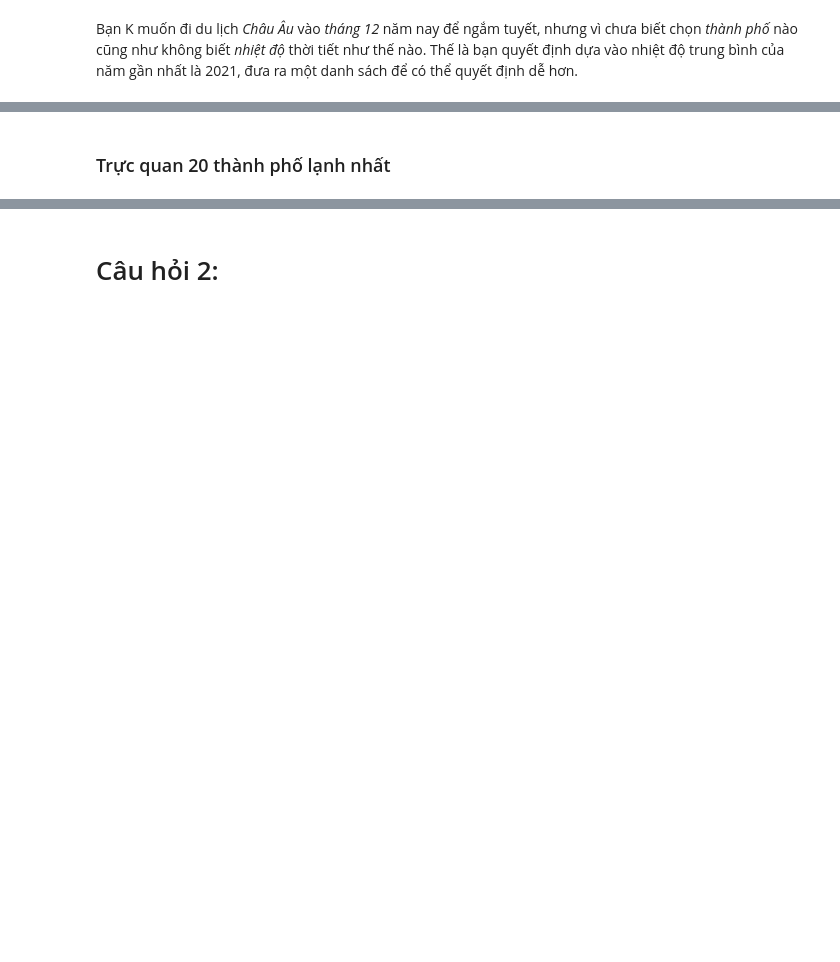
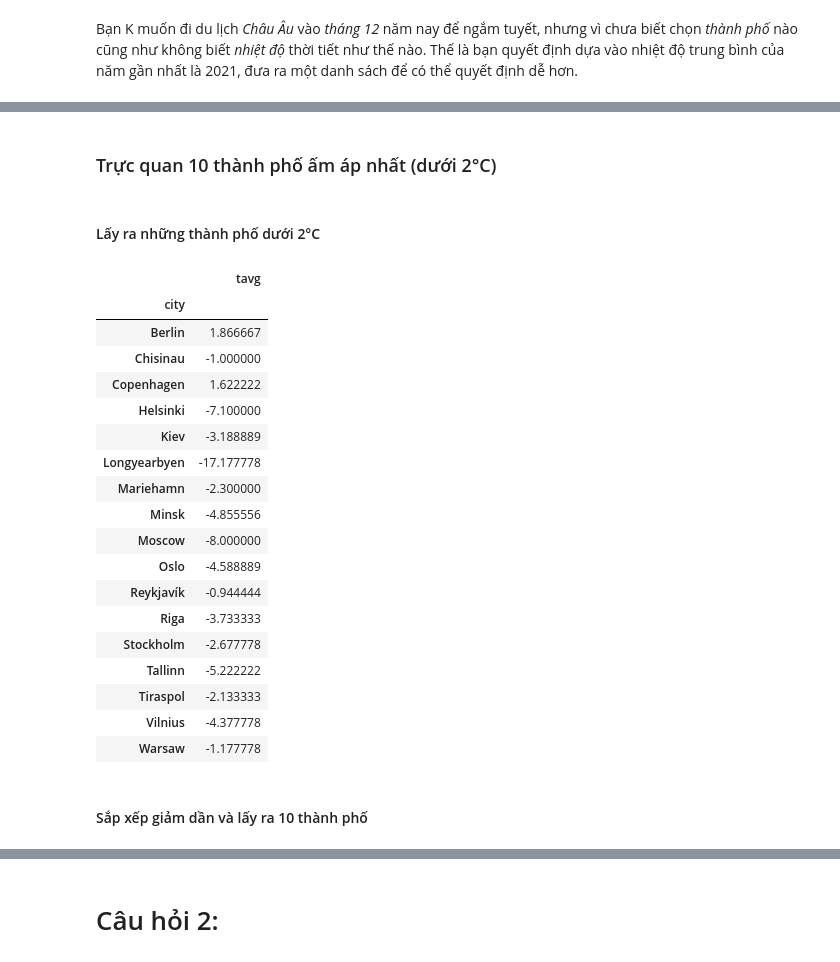
Before and after one commit to the0nlyWyvern/Weather-Analysis, a Jupyter notebook: UnderstandData_Part1.ipynb, the cells around one changed output, grey strips where cells are left out. Cells and saved outputs as stored; diff of their text form; code cells hidden in the pictures; blank space fills up the shorter version.

```diff
--- a/UnderstandData_Part1.ipynb
+++ b/UnderstandData_Part1.ipynb
@@ -29 +31,4 @@ Bạn K muốn đi du lịch _Châu Âu_ vào _tháng 12_ năm nay để ngắm
+# %%
+start_date = "2021-12-24"
+end_date = "2022-1-1"
 # %%
@@ -52,2 +57,2 @@ coldest_cities = min_temp.groupby('city').mean()
 # %% [markdown]
-### Trực quan 20 thành phố lạnh nhất
+### Trực quan 10 thành phố ấm áp nhất (dưới 2&deg;C)
@@ -55,0 +59,2 @@ coldest_cities = coldest_cities.sort_values('tavg').head(20)
+# %% [markdown]
+#### Lấy ra những thành phố dưới 2&deg;C
@@ -55,0 +63,24 @@ coldest_cities = coldest_cities.sort_values('tavg').head(20)
+# %%
+warm_cities
+# %% [output]
+|  | tavg |
+| city |  |
+| Berlin | 1.866667 |
+| Chisinau | -1.000000 |
+| Copenhagen | 1.622222 |
+| Helsinki | -7.100000 |
+| Kiev | -3.188889 |
+| Longyearbyen | -17.177778 |
+| Mariehamn | -2.300000 |
+| Minsk | -4.855556 |
+| Moscow | -8.000000 |
+| Oslo | -4.588889 |
+| Reykjavík | -0.944444 |
+| Riga | -3.733333 |
+| Stockholm | -2.677778 |
+| Tallinn | -5.222222 |
+| Tiraspol | -2.133333 |
+| Vilnius | -4.377778 |
+| Warsaw | -1.177778 |
+# %% [markdown]
+#### Sắp xếp giảm dần và lấy ra 10 thành phố
```
Also changed, not shown: parts of 15 cells of this notebook.
